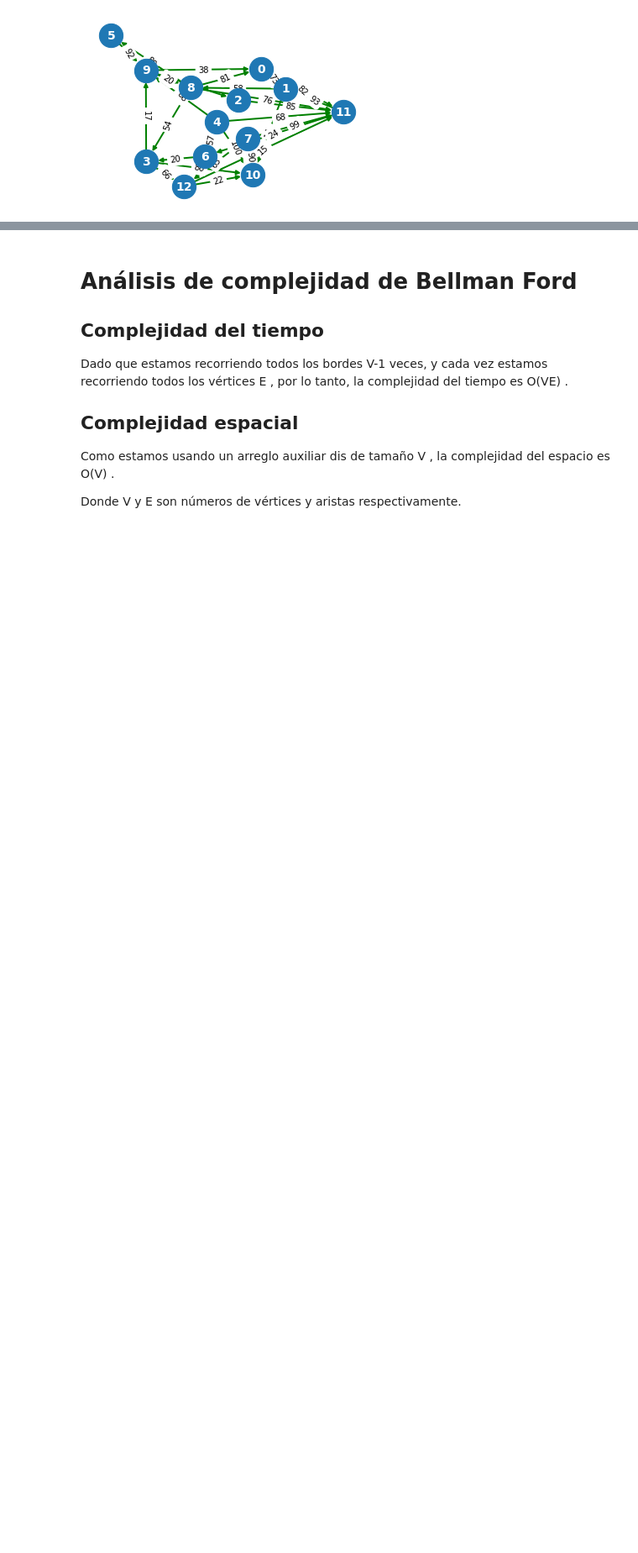
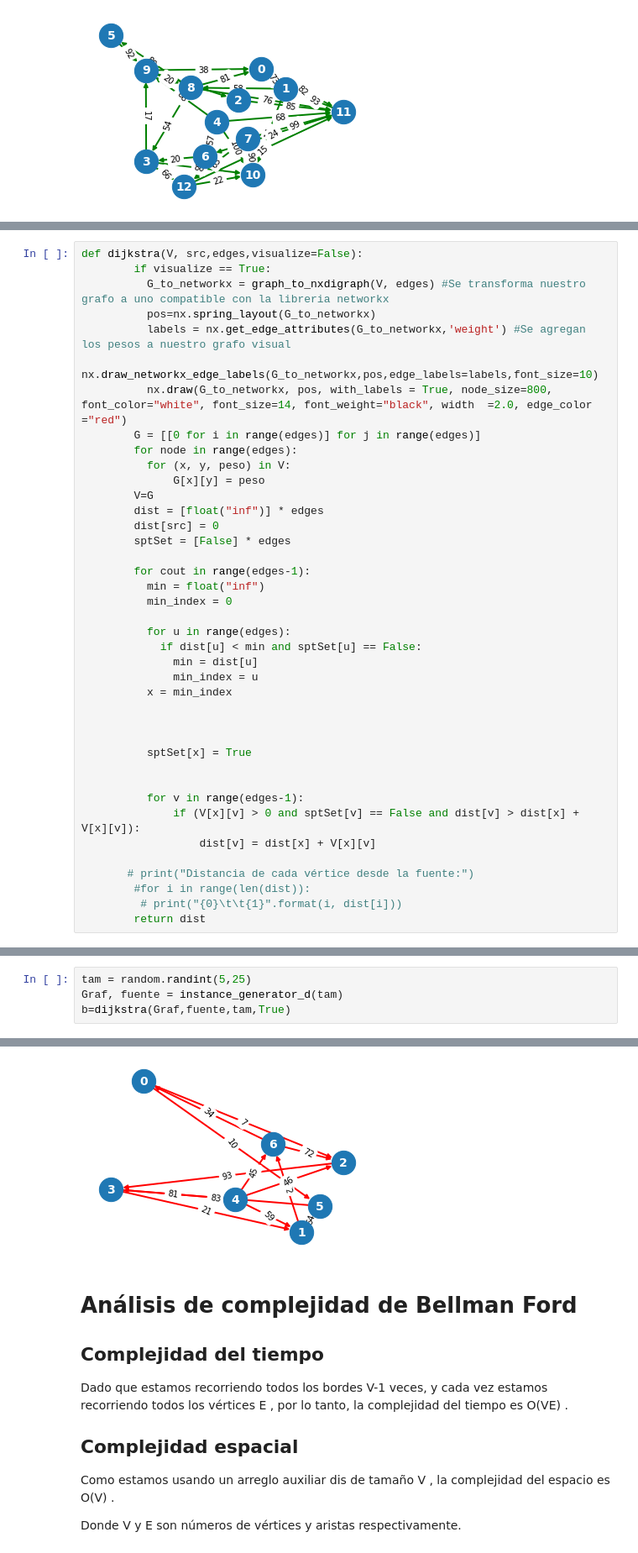
Before and after one commit to Estebanc0/ADA-Informe, a Jupyter notebook: informe_12.ipynb, the cells around one changed output, grey strips where cells are left out. Shown at 84% size. Cells and saved outputs as stored; diff of their text form; blank space fills up the shorter version.

```diff
--- a/informe_12.ipynb
+++ b/informe_12.ipynb
@@ -298 +340,41 @@ def dijkstra(V, src,edges):
+# %%
+def dijkstra(V, src,edges,visualize=False):
+        if visualize == True:
+          G_to_networkx = graph_to_nxdigraph(V, edges) #Se transforma nuestro grafo a uno compatible con la libreria networkx
+          pos=nx.spring_layout(G_to_networkx)
+          labels = nx.get_edge_attributes(G_to_networkx,'weight') #Se agregan los pesos a nuestro grafo visual
+          nx.draw_networkx_edge_labels(G_to_networkx,pos,edge_labels=labels,font_size=10)
+          nx.draw(G_to_networkx, pos, with_labels = True, node_size=800, font_color="white", font_size=14, font_weight="black", width  =2.0, edge_color ="red")
+        G = [[0 for i in range(edges)] for j in range(edges)]
+        for node in range(edges):
+          for (x, y, peso) in V:
+              G[x][y] = peso
+        V=G
+        dist = [float("inf")] * edges
+        dist[src] = 0
+        sptSet = [False] * edges
+
+        for cout in range(edges-1):
+          min = float("inf")
+          min_index = 0
+
+          for u in range(edges):
+            if dist[u] < min and sptSet[u] == False:
+              min = dist[u]
+              min_index = u
+          x = min_index
+
+
+
+          sptSet[x] = True
+
+
+          for v in range(edges-1):
+              if (V[x][v] > 0 and sptSet[v] == False and dist[v] > dist[x] + V[x][v]):
+                  dist[v] = dist[x] + V[x][v]
+
+       # print("Distancia de cada vértice desde la fuente:")
+        #for i in range(len(dist)):
+         # print("{0}\t\t{1}".format(i, dist[i]))
+        return dist
 # %%
@@ -304,0 +394,5 @@ IndexError: ignored
+# %%
+tam = random.randint(5,25)
+Graf, fuente = instance_generator_d(tam)
+b=dijkstra(Graf,fuente,tam,True)
+# %% [output]
@@ -305,3 +407,4 @@ IndexError: ignored
+[figure, added]
 # %% [markdown]
 # Análisis de complejidad de Bellman Ford
 
```
Also changed, not shown: parts of 17 cells of this notebook.
